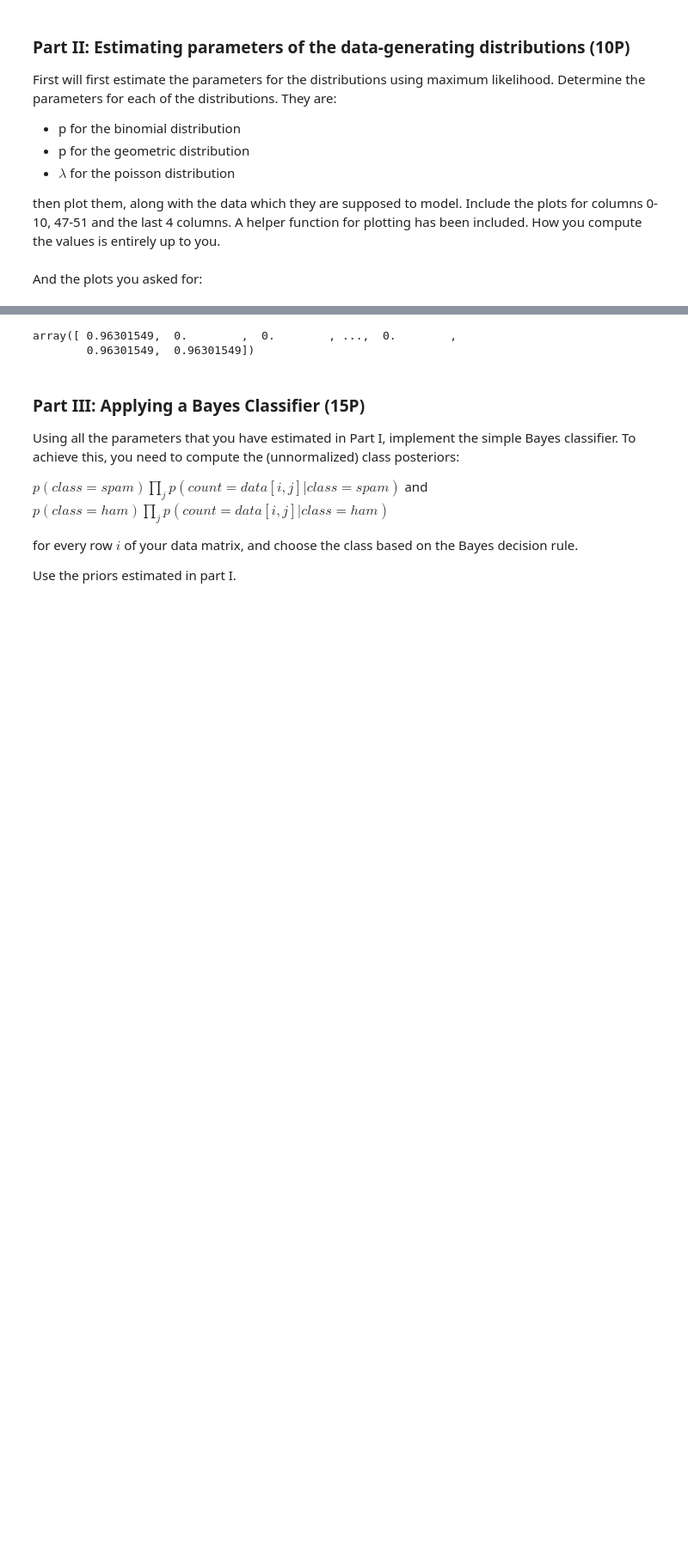
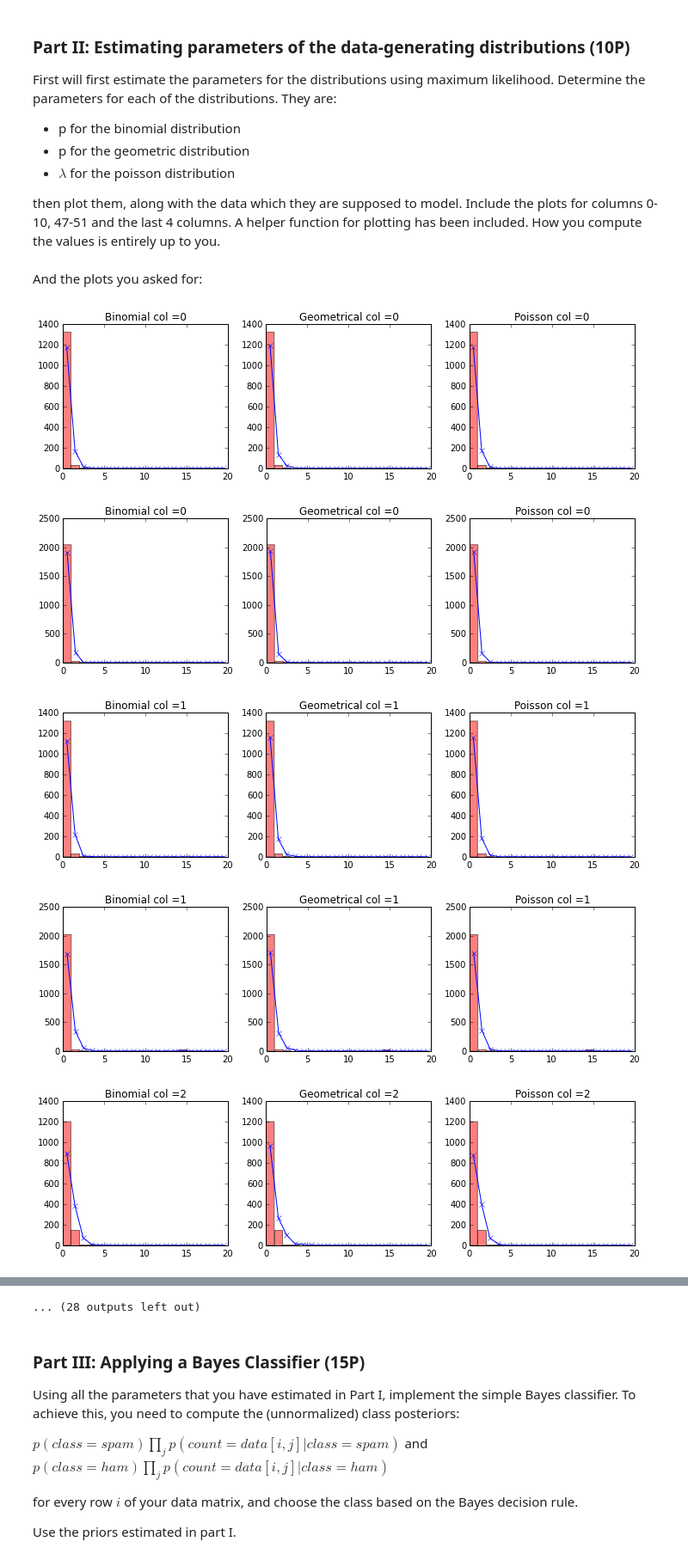
Before and after one commit to TN1ck/ml1, a Jupyter notebook: Hausaufgabe 2/sheet02.ipynb, the cells around one changed output, grey strips where cells are left out. Shown at 86% size. Saved outputs shown, nothing was run; the diff lists cells and outputs as text; code cells hidden in the pictures; blank space fills up the shorter version.

```diff
--- a/Hausaufgabe 2/sheet02.ipynb
+++ b/Hausaufgabe 2/sheet02.ipynb
@@ -188,9 +189,12 @@ def show_estimates(index, data):
 # %% [markdown]
 And the plots you asked for:
 # %%
-#for i in (range(0, 11) + range(47, 56)):
-#    show_estimates(i, spamTrain)
-#    show_estimates(i, hamTrain)
-from scipy.stats import binom
-binom.pmf(spamTrain[:,0], 5, bin_sigma(0, spamTrain, 20), loc=0)
+for i in (range(0, 11) + range(47, 56)):
+    show_estimates(i, spamTrain)
+    show_estimates(i, hamTrain)
 # %% [output]
+[figure, added]
+[figure, added]
+[figure, added]
+[figure, added]
+[figure, added]
@@ -197,5 +208,4 @@ binom.pmf(spamTrain[:,0], 5, bin_sigma(0, spamTrain, 20), loc=0)
-array([ 0.96301549,  0.        ,  0.        , ...,  0.        ,
-        0.96301549,  0.96301549])
+... (28 outputs left out)
 # %% [markdown]
 <h3>Part III: Applying a Bayes Classifier (15P)</h3>
 
```
Also changed, not shown: parts of 4 cells of this notebook.
